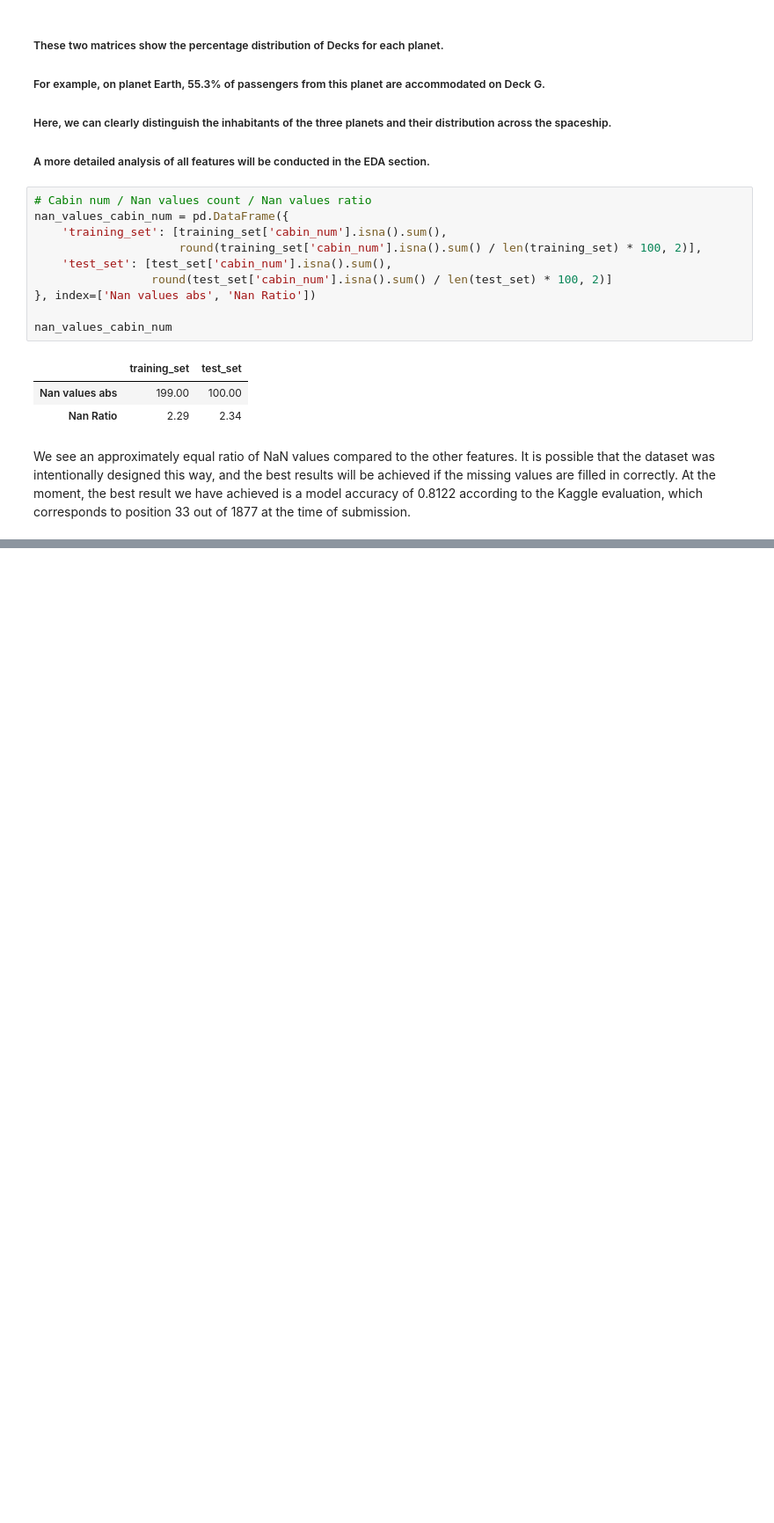
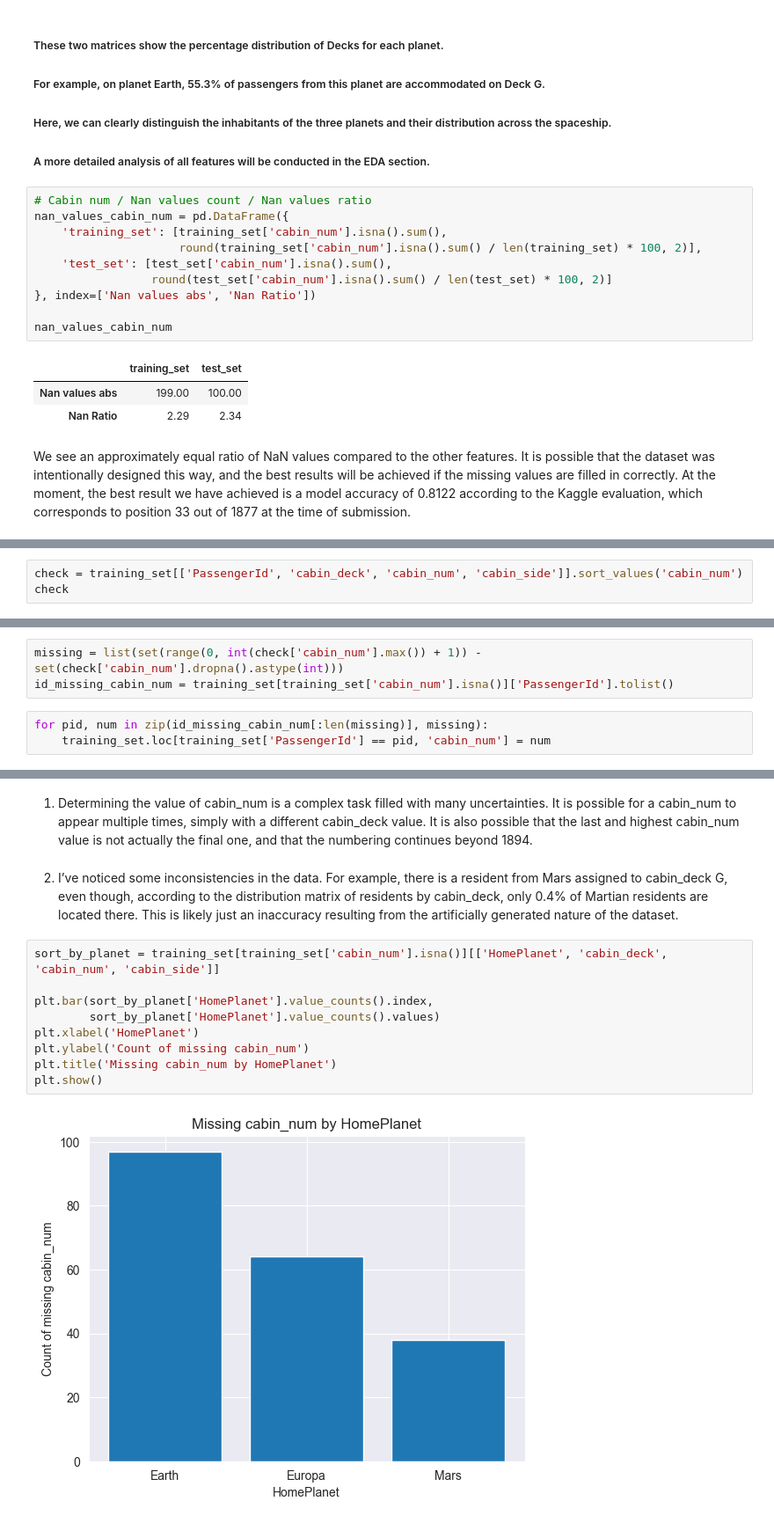
Before and after one commit to plamensve/ML_FINAL_PROJECT, a Jupyter notebook: notebooks/02.preprocessing.ipynb, the cells around one changed output, grey strips where cells are left out. Shown at 88% size. Cells and saved outputs as stored; diff of their text form; blank space fills up the shorter version.

Commit message:
ADD: some ideas for filling in deck_num

```diff
--- a/notebooks/02.preprocessing.ipynb
+++ b/notebooks/02.preprocessing.ipynb
@@ -915,0 +874,3 @@ check[check['cabin_num'].isna()]
+# %%
+check = training_set[['PassengerId', 'cabin_deck', 'cabin_num', 'cabin_side']].sort_values('cabin_num')
+check
@@ -915,0 +907,6 @@ check[check['cabin_num'].isna()]
+# %%
+missing = list(set(range(0, int(check['cabin_num'].max()) + 1)) - set(check['cabin_num'].dropna().astype(int)))
+id_missing_cabin_num = training_set[training_set['cabin_num'].isna()]['PassengerId'].tolist()
+# %%
+for pid, num in zip(id_missing_cabin_num[:len(missing)], missing):
+    training_set.loc[training_set['PassengerId'] == pid, 'cabin_num'] = num
@@ -915,0 +929,17 @@ check[check['cabin_num'].isna()]
+# %% [markdown]
+1. Determining the value of cabin_num is a complex task filled with many uncertainties.
+It is possible for a cabin_num to appear multiple times, simply with a different cabin_deck value.
+It is also possible that the last and highest cabin_num value is not actually the final one, and that the numbering continues beyond 1894.
+# %% [markdown]
+2. I’ve noticed some inconsistencies in the data. For example, there is a resident from Mars assigned to cabin_deck G, even though, according to the distribution matrix of residents by cabin_deck, only 0.4% of Martian residents are located there. This is likely just an inaccuracy resulting from the artificially generated nature of the dataset.
+# %%
+sort_by_planet = training_set[training_set['cabin_num'].isna()][['HomePlanet', 'cabin_deck', 'cabin_num', 'cabin_side']]
+
+plt.bar(sort_by_planet['HomePlanet'].value_counts().index,
+        sort_by_planet['HomePlanet'].value_counts().values)
+plt.xlabel('HomePlanet')
+plt.ylabel('Count of missing cabin_num')
+plt.title('Missing cabin_num by HomePlanet')
+plt.show()
+# %% [output]
+[figure, added]
```
Also changed, not shown: parts of 18 cells of this notebook.
